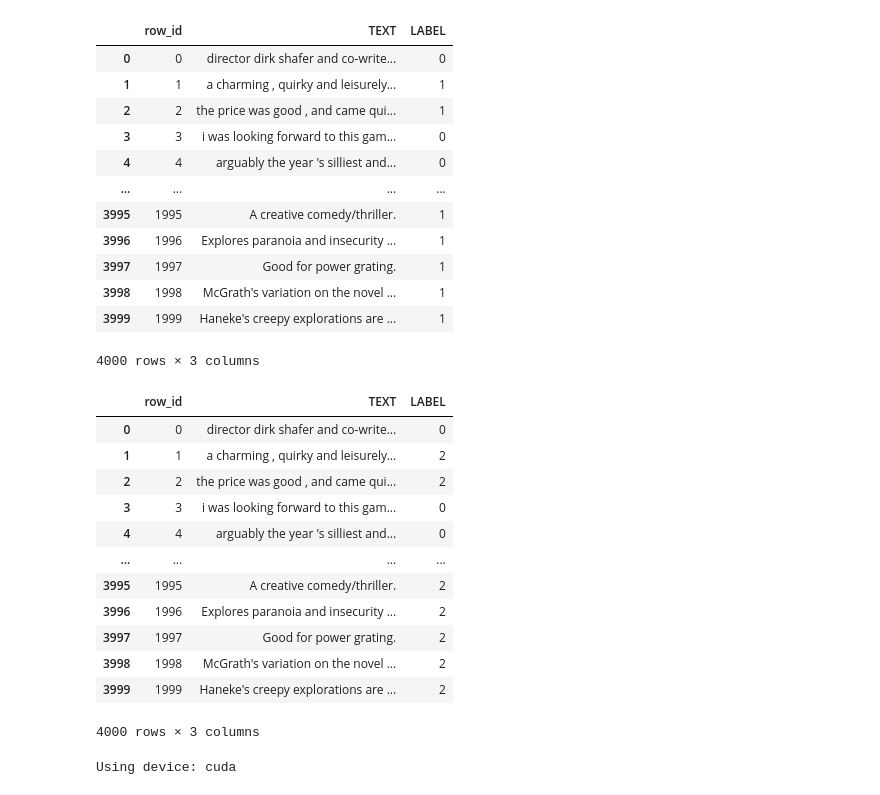
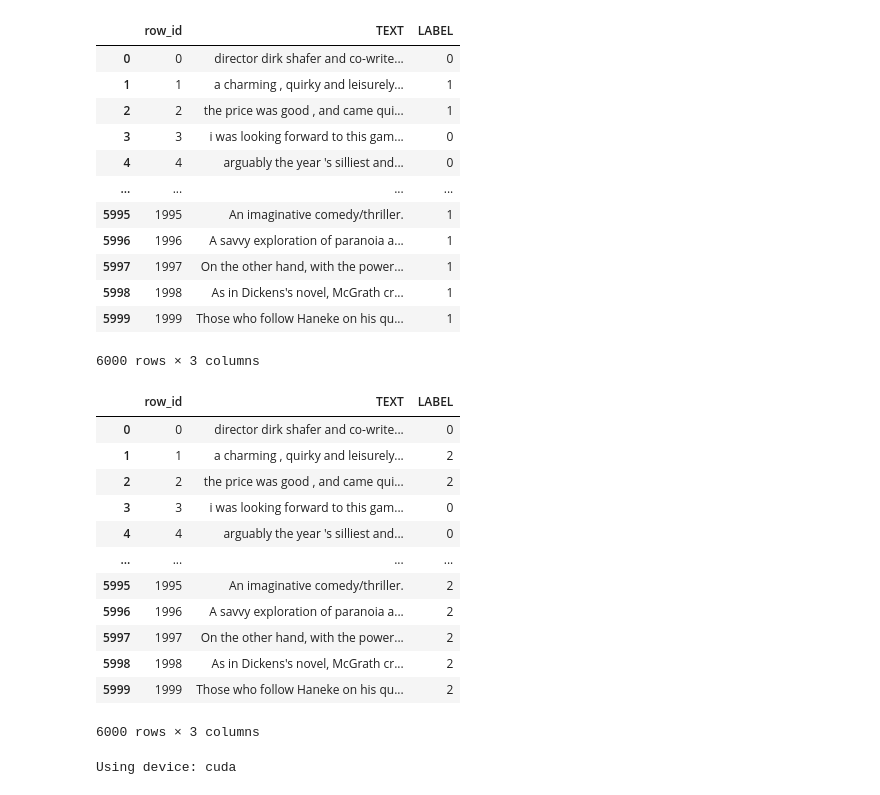
Before and after one commit to shih-yang-young/text-polarity-classification, a Jupyter notebook: cardiffnlp twitter roberta.ipynb, the cells around one changed output. Drawn from its saved outputs; the diff is of its cells as text; code cells hidden in the pictures.

```diff
--- a/cardiffnlp twitter roberta.ipynb
+++ b/cardiffnlp twitter roberta.ipynb
@@ -6,22 +6,22 @@ data_augmentation_random_2_words = pd.read_csv('data_augmentation_random_2_words
 data_augmentation_random_3_words = pd.read_csv('data_augmentation_random_3_words.csv')
 translated_en_data = pd.read_csv('translated_en_data.csv')
 # %%
-merged_data = pd.concat([train_2022, data_augmentation_chatGPT], ignore_index=True)
+merged_data = pd.concat([train_2022, data_augmentation_chatGPT, translated_en_data], ignore_index=True)
 merged_data
 # %% [output]
 |  | row_id | TEXT | LABEL |
 | 0 | 0 | director dirk shafer and co-write... | 0 |
 | 1 | 1 | a charming , quirky and leisurely... | 1 |
 | 2 | 2 | the price was good , and came qui... | 1 |
 | 3 | 3 | i was looking forward to this gam... | 0 |
 | 4 | 4 | arguably the year 's silliest and... | 0 |
 | ... | ... | ... | ... |
-| 3995 | 1995 | A creative comedy/thriller. | 1 |
-| 3996 | 1996 | Explores paranoia and insecurity ... | 1 |
-| 3997 | 1997 | Good for power grating. | 1 |
-| 3998 | 1998 | McGrath's variation on the novel ... | 1 |
-| 3999 | 1999 | Haneke's creepy explorations are ... | 1 |
+| 5995 | 1995 | An imaginative comedy/thriller. | 1 |
+| 5996 | 1996 | A savvy exploration of paranoia a... | 1 |
+| 5997 | 1997 | On the other hand, with the power... | 1 |
+| 5998 | 1998 | As in Dickens's novel, McGrath cr... | 1 |
+| 5999 | 1999 | Those who follow Haneke on his qu... | 1 |
-4000 rows × 3 columns
+6000 rows × 3 columns
 # %%
 final_train_data = merged_data.copy()
 final_train_data['LABEL'] = final_train_data['LABEL'].replace(1, 2)
@@ -34,9 +34,9 @@ final_train_data
 | 3 | 3 | i was looking forward to this gam... | 0 |
 | 4 | 4 | arguably the year 's silliest and... | 0 |
 | ... | ... | ... | ... |
-| 3995 | 1995 | A creative comedy/thriller. | 2 |
-| 3996 | 1996 | Explores paranoia and insecurity ... | 2 |
-| 3997 | 1997 | Good for power grating. | 2 |
-| 3998 | 1998 | McGrath's variation on the novel ... | 2 |
-| 3999 | 1999 | Haneke's creepy explorations are ... | 2 |
+| 5995 | 1995 | An imaginative comedy/thriller. | 2 |
+| 5996 | 1996 | A savvy exploration of paranoia a... | 2 |
+| 5997 | 1997 | On the other hand, with the power... | 2 |
+| 5998 | 1998 | As in Dickens's novel, McGrath cr... | 2 |
+| 5999 | 1999 | Those who follow Haneke on his qu... | 2 |
-4000 rows × 3 columns
+6000 rows × 3 columns
```
Also changed, not shown: parts of 1 cell of this notebook, 3 other files.
